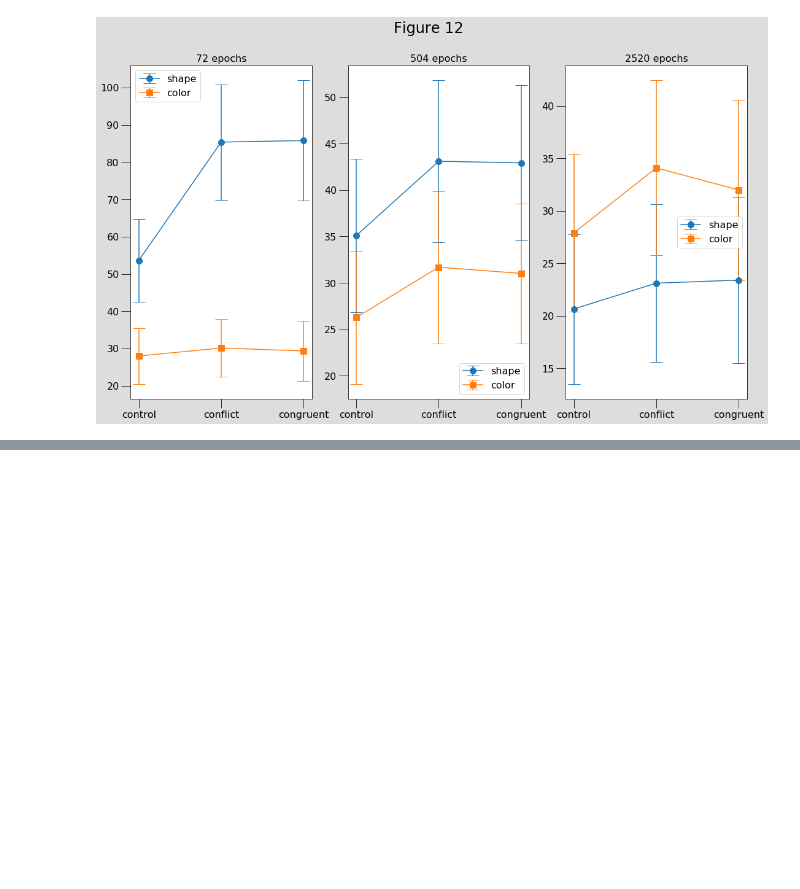
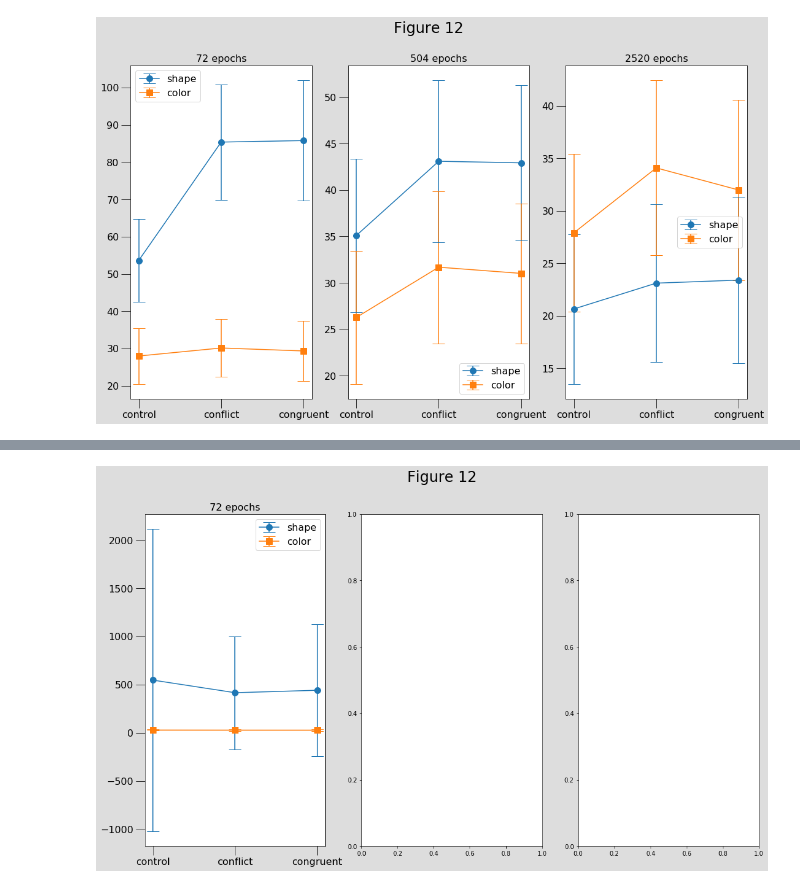
Before and after one commit to guydav/multitasking-modeling, a Jupyter notebook: plotting_shape_naming.ipynb, the cells around one changed output, grey strips where cells are left out. Cells and saved outputs as stored; diff of their text form; code cells hidden in the pictures; blank space fills up the shorter version.

```diff
--- a/plotting_shape_naming.ipynb
+++ b/plotting_shape_naming.ipynb
@@ -268,0 +327,11 @@ plot_by_condition(lower_accumulator_first_test_results,
+# %%
+lower_noise_faster_indirect_learning_model = shape_naming_model.ShapeNamingModel(
+    2, direct_learning_rate=0.02, noise_std=0.01,
+    integration_rate=0.2, accumulator_noise_std=0.01,
+    indirect_learning_rate=0.2)
+# %%
+lower_noise_faster_indirect_learning_day_one_results = day_one(lower_noise_faster_indirect_learning_model)
+# %%
+plot_by_condition(lower_noise_faster_indirect_learning_day_one_results)
+# %% [output]
+[figure, added]
```
Also changed, not shown: parts of 48 cells of this notebook, 2 other files.
